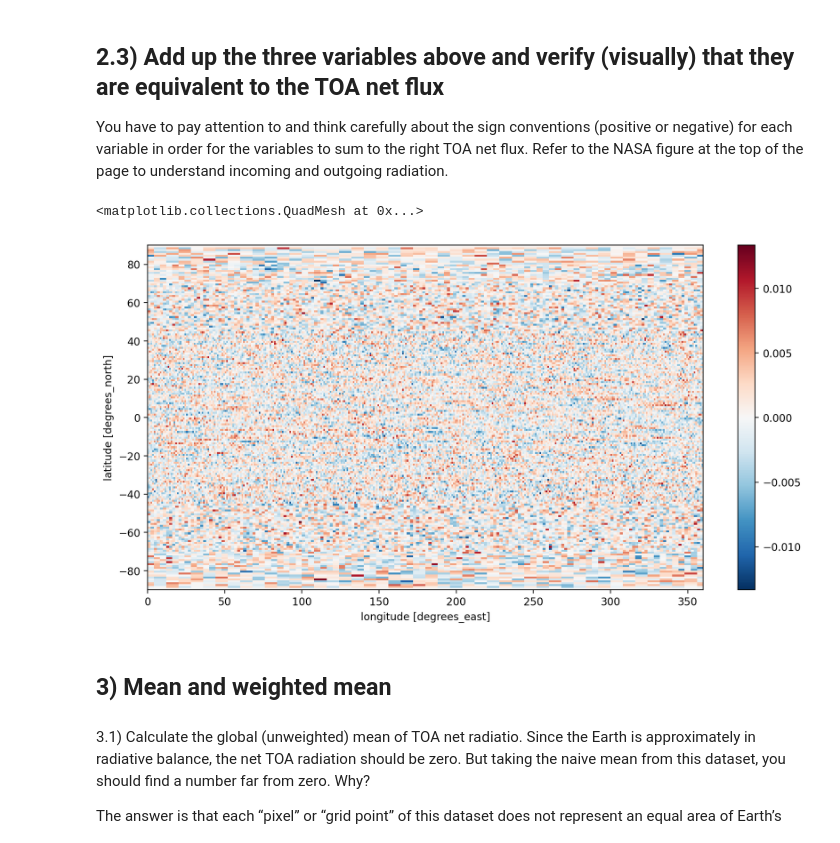
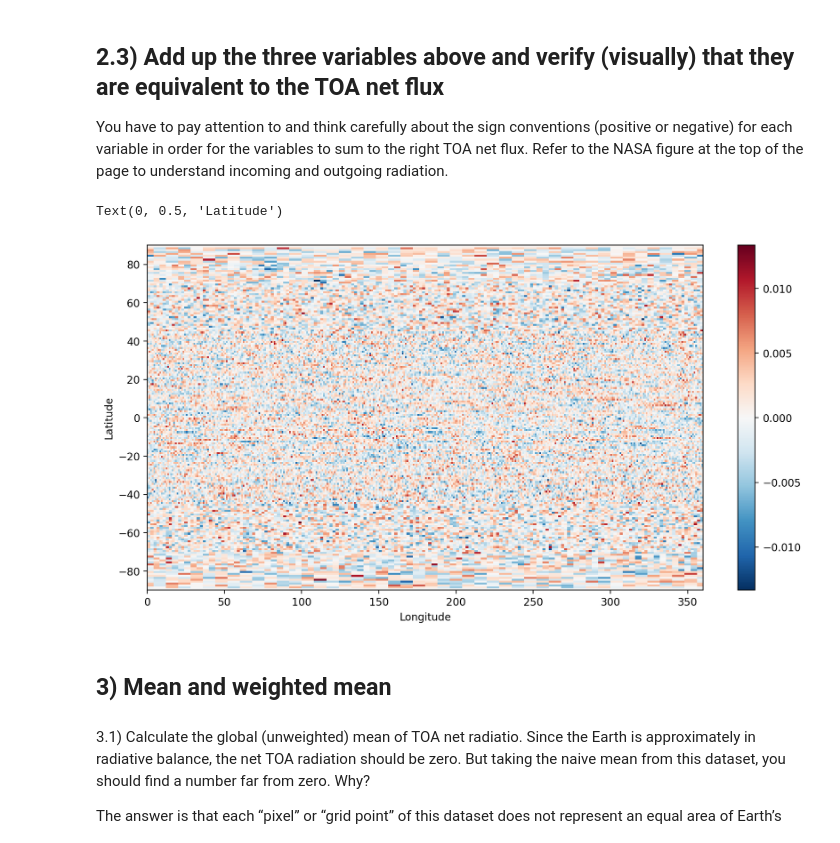
Before and after one commit to wjdaniel/GR6901-EESC, a Jupyter notebook: Assignment_7/Assignment_7_answers.ipynb, the cells around one changed output. Cells and saved outputs as stored; diff of their text form; code cells hidden in the pictures.

```diff
--- a/Assignment_7/Assignment_7_answers.ipynb
+++ b/Assignment_7/Assignment_7_answers.ipynb
@@ -92,12 +91,14 @@ You have to pay attention to and think carefully about the sign conventions (pos
 # %%
 netflux=timemean.solar_mon-(timemean.toa_lw_all_mon+timemean.toa_sw_all_mon)
 
 difference=netflux-timemean.toa_net_all_mon
 
 difference.plot()
+plt.xlabel('Longitude')
+plt.ylabel('Latitude')
 # %% [output]
-<matplotlib.collections.QuadMesh at 0x...>
+Text(0, 0.5, 'Latitude')
-[figure, old version]
+[figure, new version]
 # %% [markdown]
 ## 3) Mean and weighted mean
 ###
```
Also changed, not shown: parts of 2 cells of this notebook.
